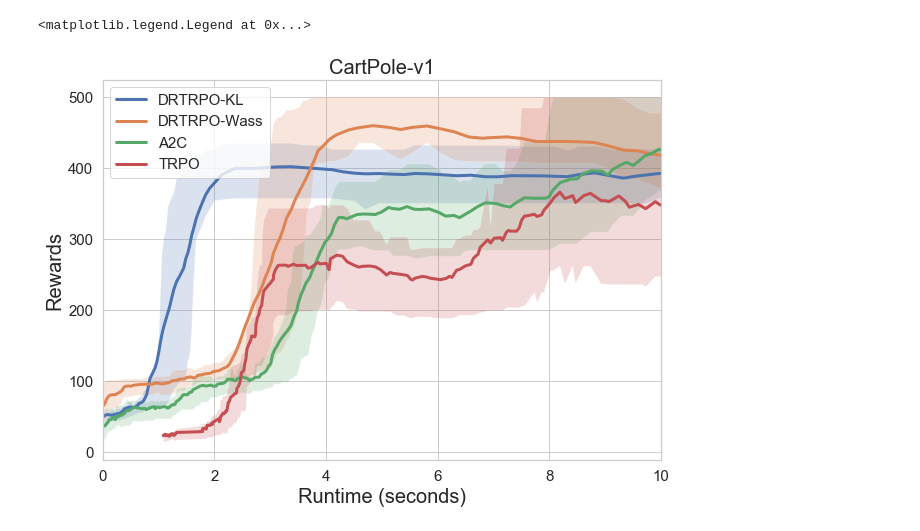
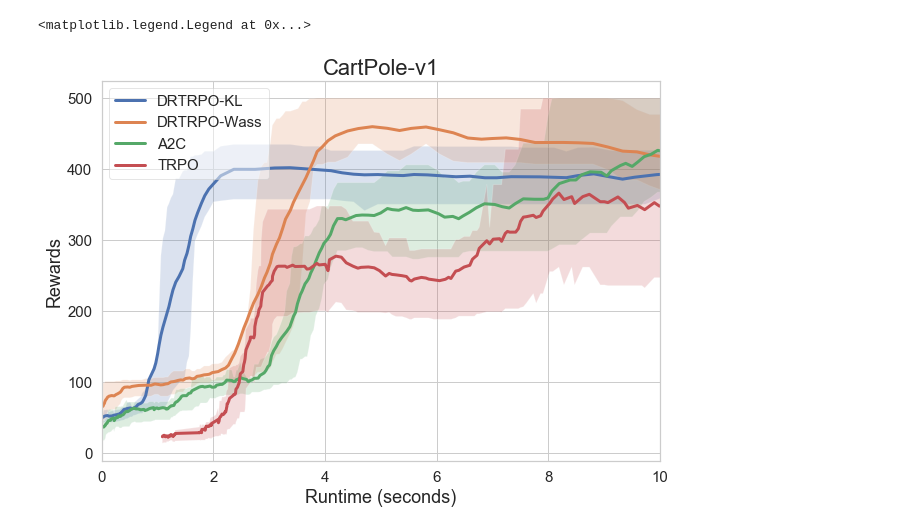
Before and after one commit to kadysongbb/dr-trpo, a Jupyter notebook: classic_control/view_results.ipynb, the cells around one changed output. Cells and saved outputs as stored; diff of their text form; code cells hidden in the pictures.

Commit message:
update figures

```diff
--- a/classic_control/view_results.ipynb
+++ b/classic_control/view_results.ipynb
@@ -7,6 +7,9 @@ import seaborn as sns
 
 sns.set()
 sns.set_style("whitegrid")
+%matplotlib inline
+plt.rcParams["figure.figsize"] = (6,5)
+
 file_list = ['./log_files/dr_trpo_kl/CartPole-v1-1581924483.4587069.csv', './log_files/dr_trpo_wass/CartPole-v1-1581924172.541198.csv', './log_files/a2c/CartPole-v1-1581924218.222175.csv']
 window_size = 30
 
@@ -23,39 +26,41 @@ def find_moving_avg(data, window_size):
 
 fig = plt.figure(figsize=(10,7))
 ax = plt.subplot(111)
-plt.ylabel('Rewards', fontsize = 20)
-plt.xlabel('Runtime (seconds)', fontsize = 20)
-ax.tick_params(axis='both', labelsize = 15)
+plt.ylabel('Rewards', fontsize=18)
+plt.xlabel('Runtime (seconds)', fontsize=18)
+plt.xticks(fontsize=15)
+plt.yticks(fontsize=15)
 plt.xlim(0,10)
-plt.title('CartPole-v1', fontsize = 20)
+plt.title('CartPole-v1', fontsize = 24)
 
 for name in file_list:
     df=pd.read_csv(name, sep=',',header=None)
     if name.find('a2c') != -1:
         label = 'A2C'
     if name.find('kl') != -1:
         label = 'DRTRPO-KL'
     if name.find('wass') != -1:
         label = 'DRTRPO-Wass'
 
     x_val = df[0]
     y_val = df[1]
     moving_average = find_moving_avg(y_val, window_size)
     ax.plot(x_val[0:len(x_val)-window_size], moving_average[0], label=label, linewidth = 3)
     ax.fill_between(x_val[0:len(x_val)-window_size], moving_average[1], moving_average[2], alpha=0.2)
 
 
 # read TRPO baseline results
 trpo_log_name = './tmp/monitor6.csv'
 window_size = 30
 df=pd.read_csv(trpo_log_name, sep=',', skiprows = 0, header= 1)
 x_val = df['t']
 y_val = df['r']
 moving_average = find_moving_avg(y_val, window_size)
 ax.plot(x_val[0:len(x_val)-window_size], moving_average[0], label='TRPO', linewidth = 3)
 ax.fill_between(x_val[0:len(x_val)-window_size], moving_average[1], moving_average[2], alpha=0.2)
 
+plt.rcParams["legend.framealpha"] = 0.5
 ax.legend(loc='upper left', fontsize = 15)
 # %% [output]
 <matplotlib.legend.Legend at 0x...>
-[figure, old version]
+[figure, new version]
```
Also changed, not shown: 3 other files.
